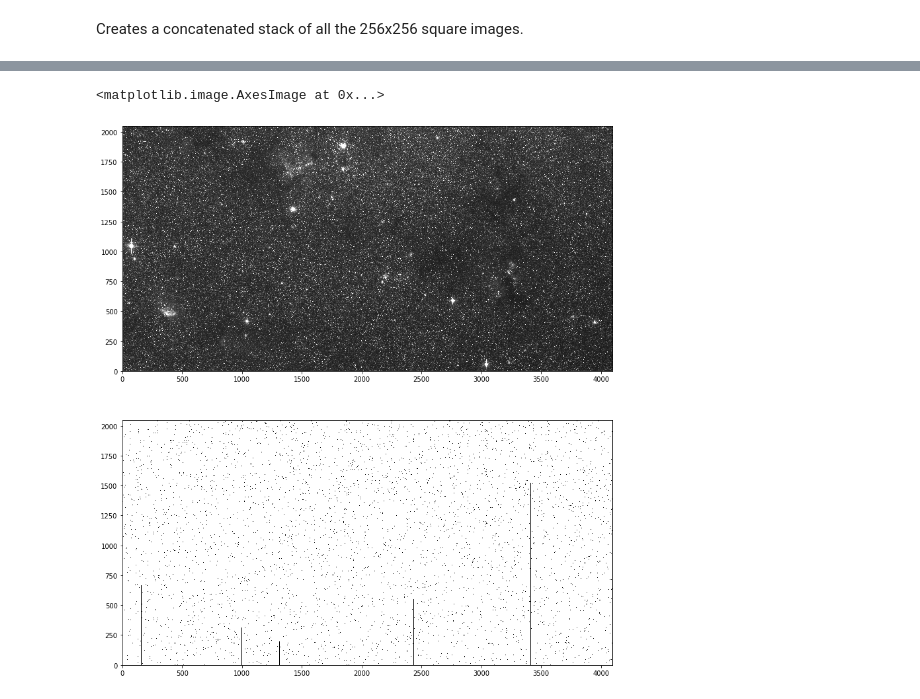
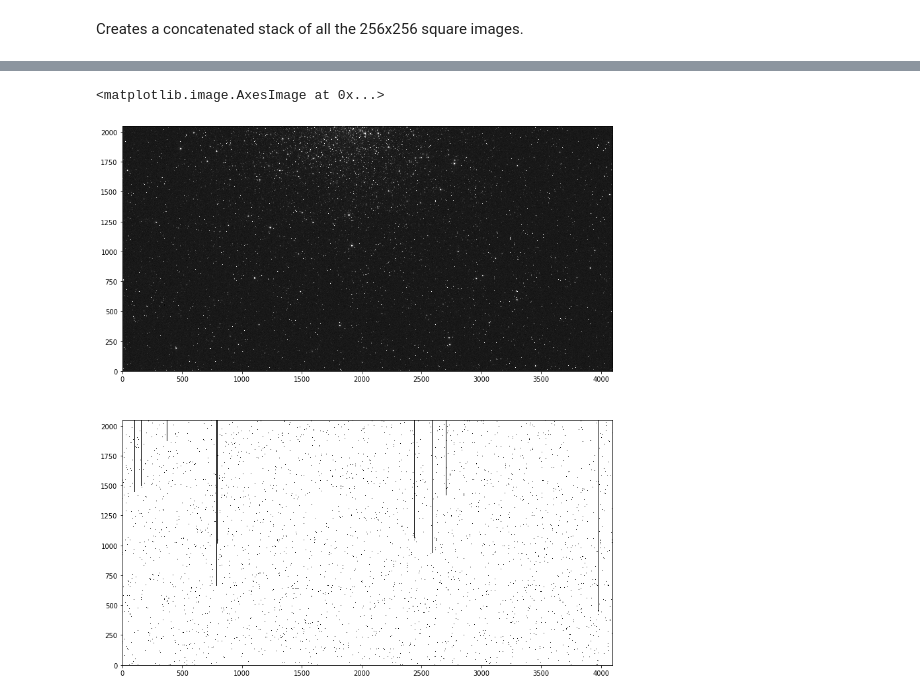
Before and after one commit to dylanagreen/manta, a Jupyter notebook: recreate_plot.ipynb, the cells around one changed output, grey strips where cells are left out. Saved outputs shown, nothing was run; the diff lists cells and outputs as text; code cells hidden in the pictures.

```diff
--- a/recreate_plot.ipynb
+++ b/recreate_plot.ipynb
@@ -358,11 +409,11 @@ Text(0, 0.5, 'true positive rate (%)')
 # %%
-sci1 = fits.getdata(os.path.join(os.curdir, "data", "images", "j90o28fjq_flt.fits"))
+sci1 = fits.getdata(os.path.join(os.curdir, "data", "images", "j9l908fmq_flt.fits"))
 fig, ax = plt.subplots(2, 1)
 fig.set_size_inches(15, 15)
 ax[0].imshow(sci1, vmin=0, vmax=1000, cmap="gray", origin='lower')
 
-sci2 = fits.getdata(os.path.join(os.curdir, "Drizzle Notebooks", "HST-10190-28", "j90o28fjq_sci2_single_mask.fits"))
+sci2 = fits.getdata(os.path.join(os.curdir, "Drizzle Notebooks", "HST-10775-08", "j9l908fmq_sci1_single_mask.fits"))
 ax[1].imshow(sci2, cmap="gray", origin='lower')
 # %% [output]
 <matplotlib.image.AxesImage at 0x...>
-[figure, old version]
+[figure, new version]
```
Also changed, not shown: parts of 24 cells of this notebook.
